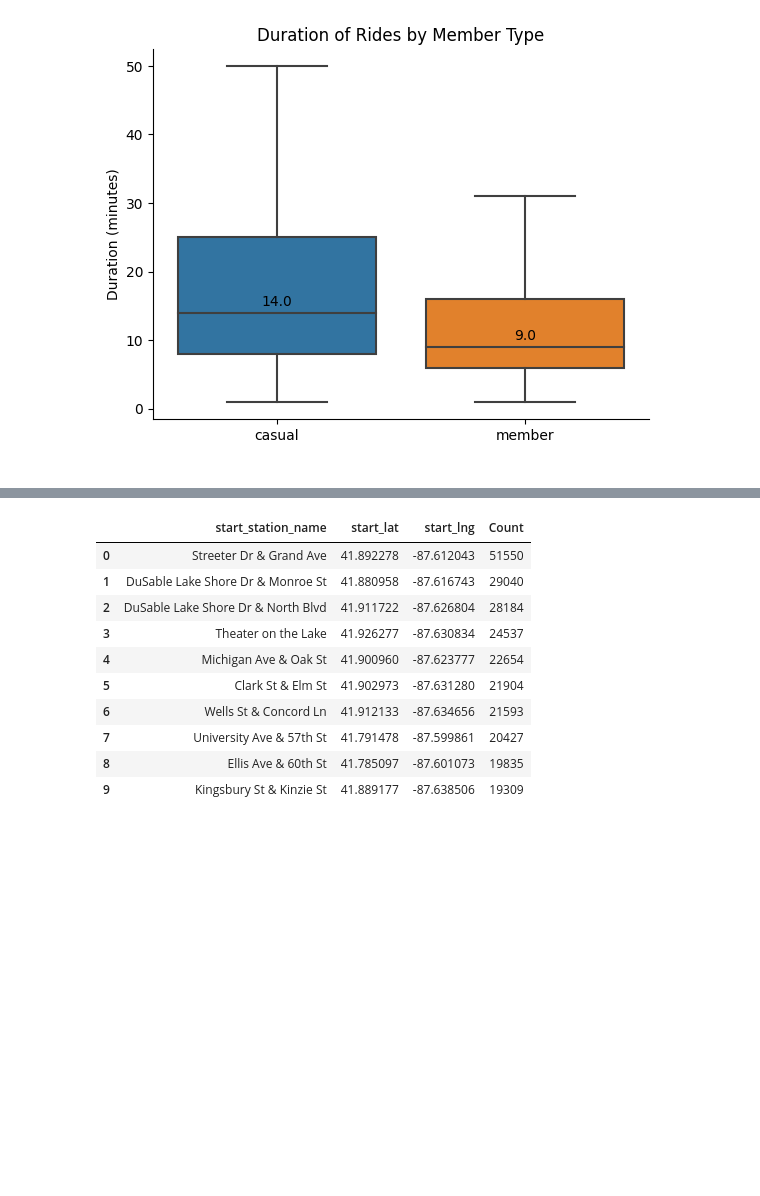
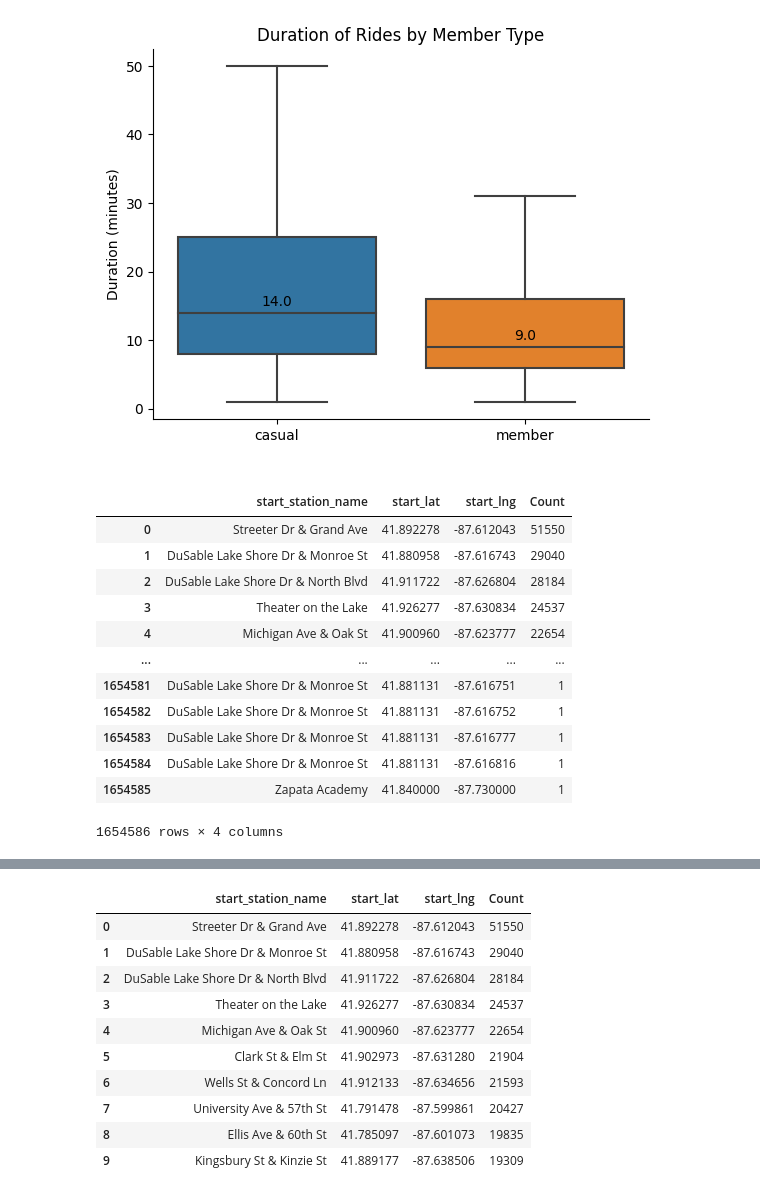
Before and after one commit to andyguo0228/bike_share_python, a Jupyter notebook: scratchbook.ipynb, the cells around one changed output, grey strips where cells are left out. Cells and saved outputs as stored; diff of their text form; code cells hidden in the pictures; blank space fills up the shorter version.

```diff
--- a/scratchbook.ipynb
+++ b/scratchbook.ipynb
@@ -261,0 +263,17 @@ import geopandas as gpd
+# %%
+stations = df.groupby(['start_station_name', 'start_lat', 'start_lng'])['duration'].agg(Count='count').sort_values(by='Count', ascending=False).reset_index()
+stations
+# %% [output]
+|  | start_station_name | start_lat | start_lng | Count |
+| 0 | Streeter Dr & Grand Ave | 41.892278 | -87.612043 | 51550 |
+| 1 | DuSable Lake Shore Dr & Monroe St | 41.880958 | -87.616743 | 29040 |
+| 2 | DuSable Lake Shore Dr & North Blvd | 41.911722 | -87.626804 | 28184 |
+| 3 | Theater on the Lake | 41.926277 | -87.630834 | 24537 |
+| 4 | Michigan Ave & Oak St | 41.900960 | -87.623777 | 22654 |
+| ... | ... | ... | ... | ... |
+| 1654581 | DuSable Lake Shore Dr & Monroe St | 41.881131 | -87.616751 | 1 |
+| 1654582 | DuSable Lake Shore Dr & Monroe St | 41.881131 | -87.616752 | 1 |
+| 1654583 | DuSable Lake Shore Dr & Monroe St | 41.881131 | -87.616777 | 1 |
+| 1654584 | DuSable Lake Shore Dr & Monroe St | 41.881131 | -87.616816 | 1 |
+| 1654585 | Zapata Academy | 41.840000 | -87.730000 | 1 |
+1654586 rows × 4 columns
```
Also changed, not shown: parts of 15 cells of this notebook, 2 other files.
